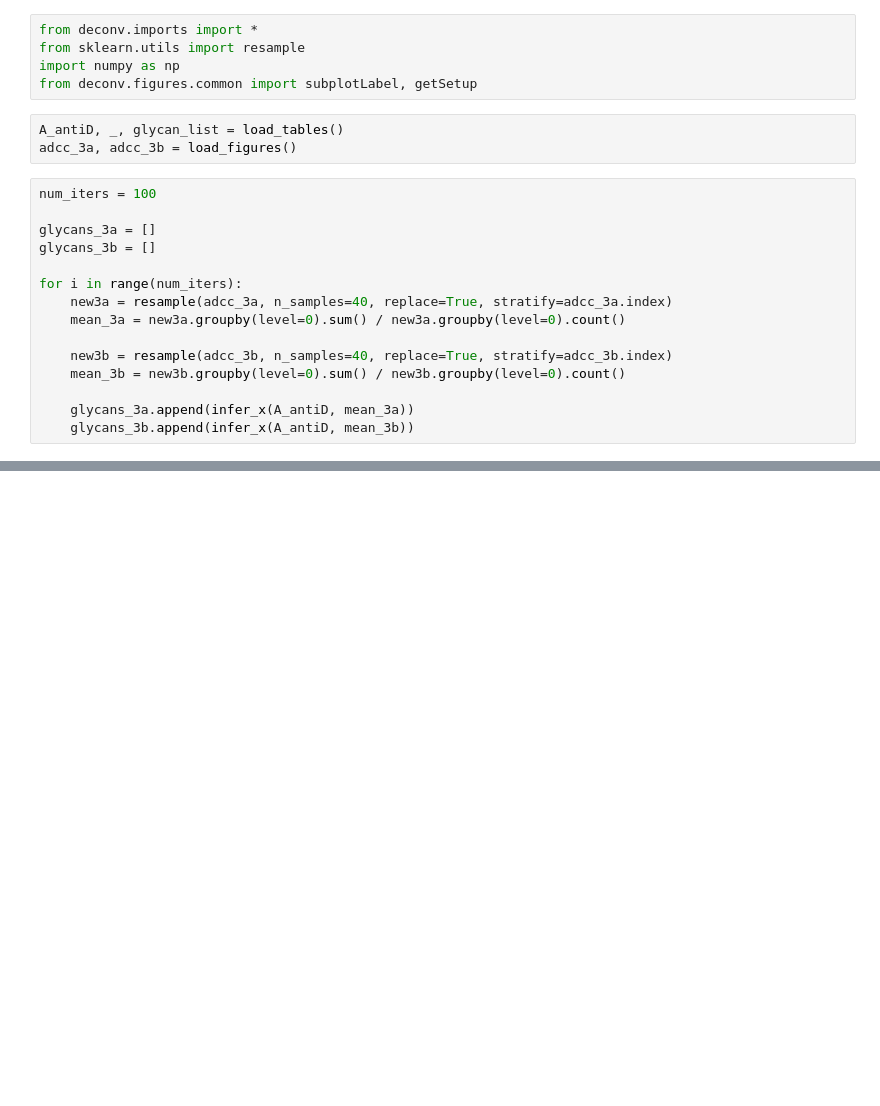
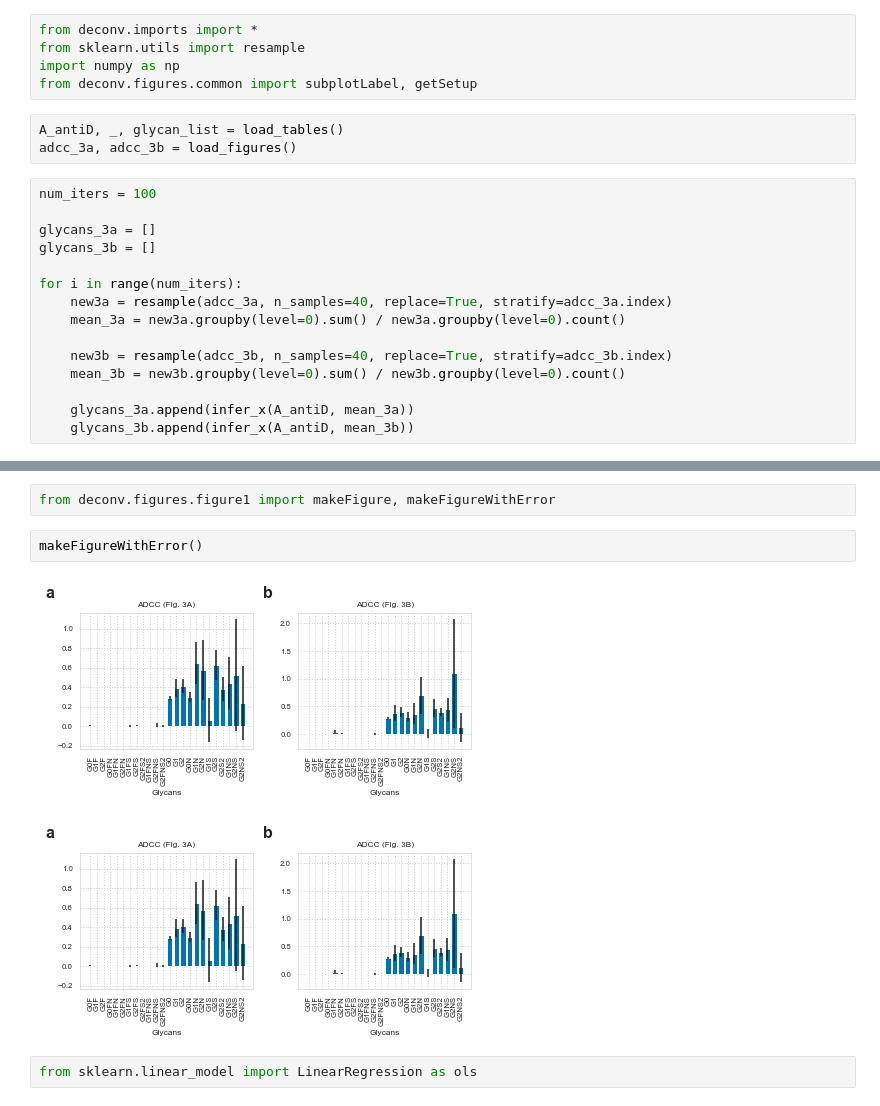
Before and after one commit to meyer-lab/Fc-deconvolute, a Jupyter notebook: testNotebook2.ipynb, the cells around one changed output, grey strips where cells are left out. Saved outputs shown, nothing was run; the diff lists cells and outputs as text; blank space fills up the shorter version.

Commit message:
error terms with ols

```diff
--- a/testNotebook2.ipynb
+++ b/testNotebook2.ipynb
@@ -59,0 +58,9 @@ subplotLabel(ax)
+# %%
+from deconv.figures.figure1 import makeFigure, makeFigureWithError
+# %%
+makeFigureWithError()
+# %% [output]
+[figure, added]
+[figure, added]
+# %%
+from sklearn.linear_model import LinearRegression as ols
```
Also changed, not shown: parts of 6 cells of this notebook.
